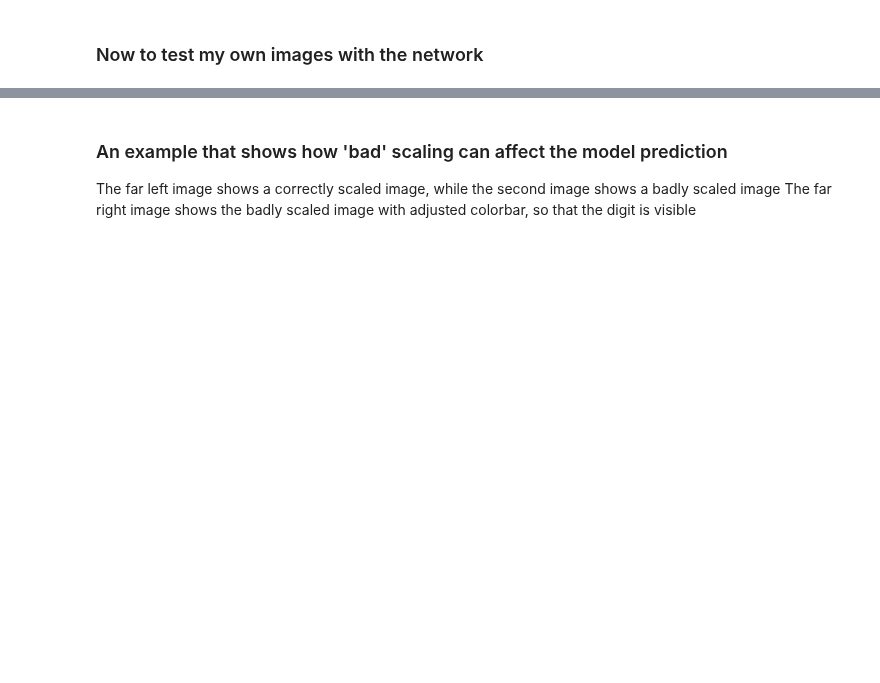
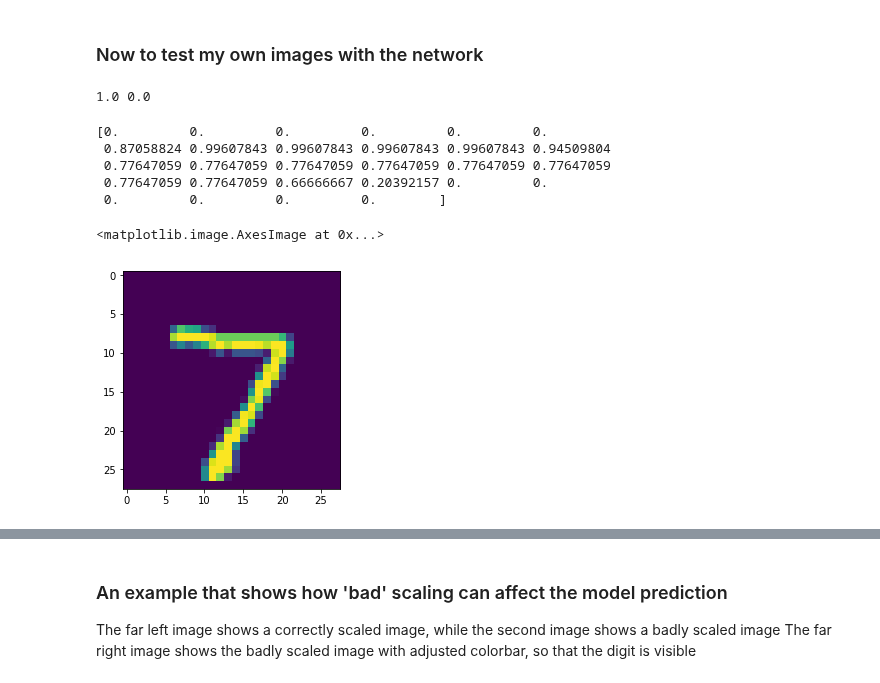
Before and after one commit to kvenkman/mnist_demo, a Jupyter notebook: DL_NN using TensorFlow.ipynb, the cells around one changed output, grey strips where cells are left out. Cells and saved outputs as stored; diff of their text form; code cells hidden in the pictures; blank space fills up the shorter version.

```diff
--- a/DL_NN using TensorFlow.ipynb
+++ b/DL_NN using TensorFlow.ipynb
@@ -92,3 +92,21 @@ test_images.shape
 (10000, 28, 28)
 # %% [markdown]
 ### Now to test my own images with the network
+# %%
+test = test_images[0, :, :]
+print(np.max(test), np.min(test))
+# %% [output]
+1.0 0.0
+# %%
+print(test[8, :])
+# %% [output]
+[0.         0.         0.         0.         0.         0.
+ 0.87058824 0.99607843 0.99607843 0.99607843 0.99607843 0.94509804
+ 0.77647059 0.77647059 0.77647059 0.77647059 0.77647059 0.77647059
+ 0.77647059 0.77647059 0.66666667 0.20392157 0.         0.
+ 0.         0.         0.         0.        ]
+# %%
+plt.imshow(test)
+# %% [output]
+<matplotlib.image.AxesImage at 0x...>
+[figure, added]
```
Also changed, not shown: parts of 8 cells of this notebook, 13 other files.
